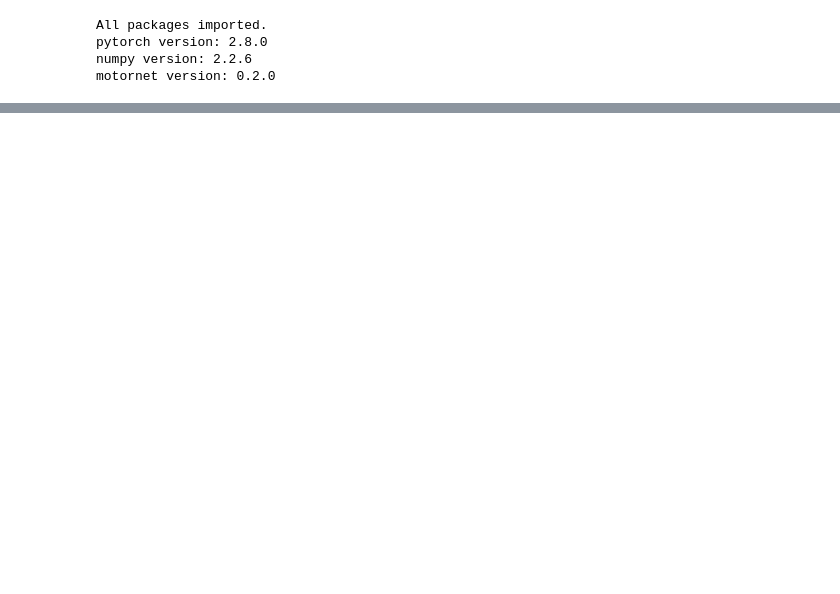
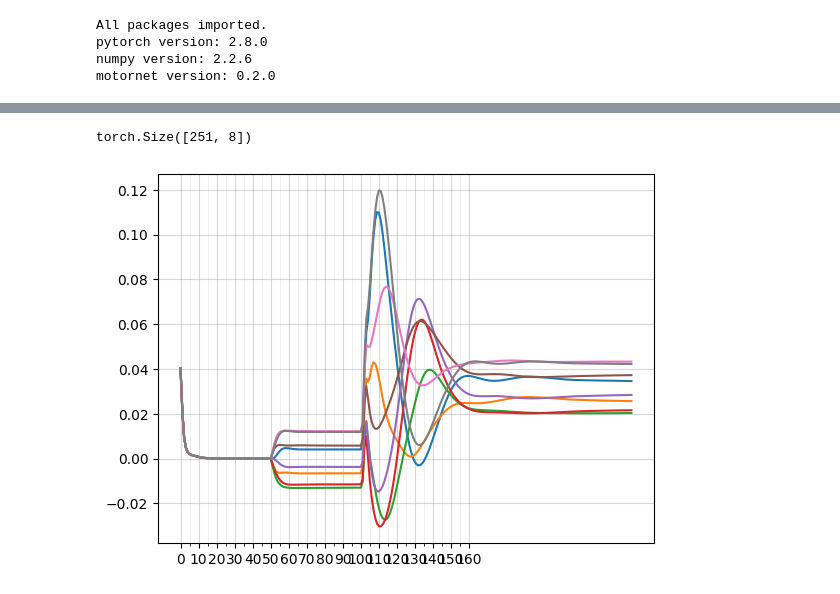
Before and after one commit to paulgribble/motornet_centerout, a Jupyter notebook: golook.ipynb, the cells around one changed output, grey strips where cells are left out. Drawn from its saved outputs; the diff is of its cells as text; code cells hidden in the pictures; blank space fills up the shorter version.

```diff
--- a/golook.ipynb
+++ b/golook.ipynb
@@ -37,10 +37,11 @@ motornet version: 0.2.0
 
 loss_weights = [1e+3, 2e+2, 1e+6, 1e+0, 0, 1e-1, 1e+4] # michaels 2025 nature paper
 
+model_dir  = "models_kashefi"
 model_name = "m1"
 data = test(
-        "models/" + model_name + "/" + "cfg.json",
-        "models/" + model_name + "/" + "weights",
+        model_dir + "/" + model_name + "/" + "cfg.json",
+        model_dir + "/" + model_name + "/" + "weights",
         ff_coefficient=0,
         loss_weights=loss_weights
     )[0]
@@ -56,20 +61,24 @@ fig, ax = plot_kinematics(all_xy=data["xy"], all_tg=data["tg"], all_vel=data["ve
 # %%
 # plot hidden unit activity of one unit for the 8 center-out targets
 
-h = data["all_hidden"][:,:,1].T # [tgt,time,neuron]
+h = data["all_hidden"][:,:,0].T # [tgt,time,neuron]
+print(np.shape(h))
 n_time = np.shape(h)[0]
 time = np.arange(0,n_time,1)
 fig = plt.figure()
 ax = fig.add_subplot()
 ax.plot(time,h)
 major_ticks = np.arange(0, 161, 10)
 minor_ticks = np.arange(0, 161, 5)
 ax.set_xticks(major_ticks)
 ax.set_xticks(minor_ticks, minor=True)
 ax.grid(which='both')
 ax.grid(which='minor', alpha=0.2)
 ax.grid(which='major', alpha=0.5)
 plt.show()
+# %% [output]
+torch.Size([251, 8])
+[figure, added]
 # %%
 # chop off some of the initial drifting activity that starts at time zero
 
```
Also changed, not shown: parts of 10 cells of this notebook.
